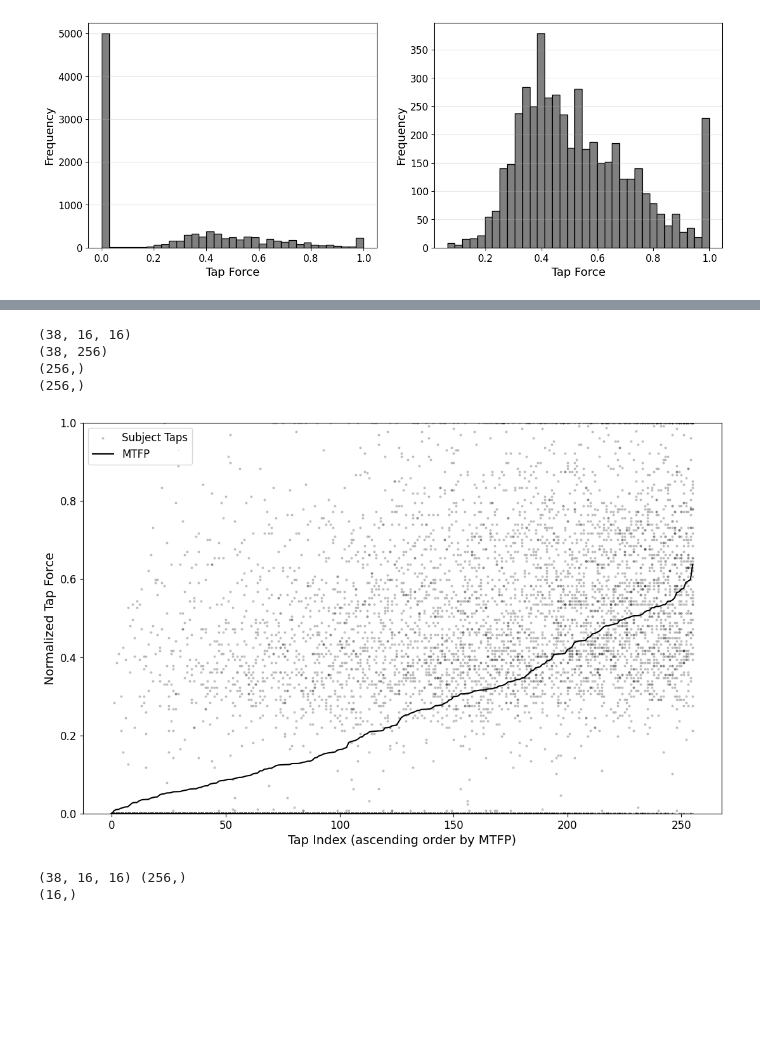
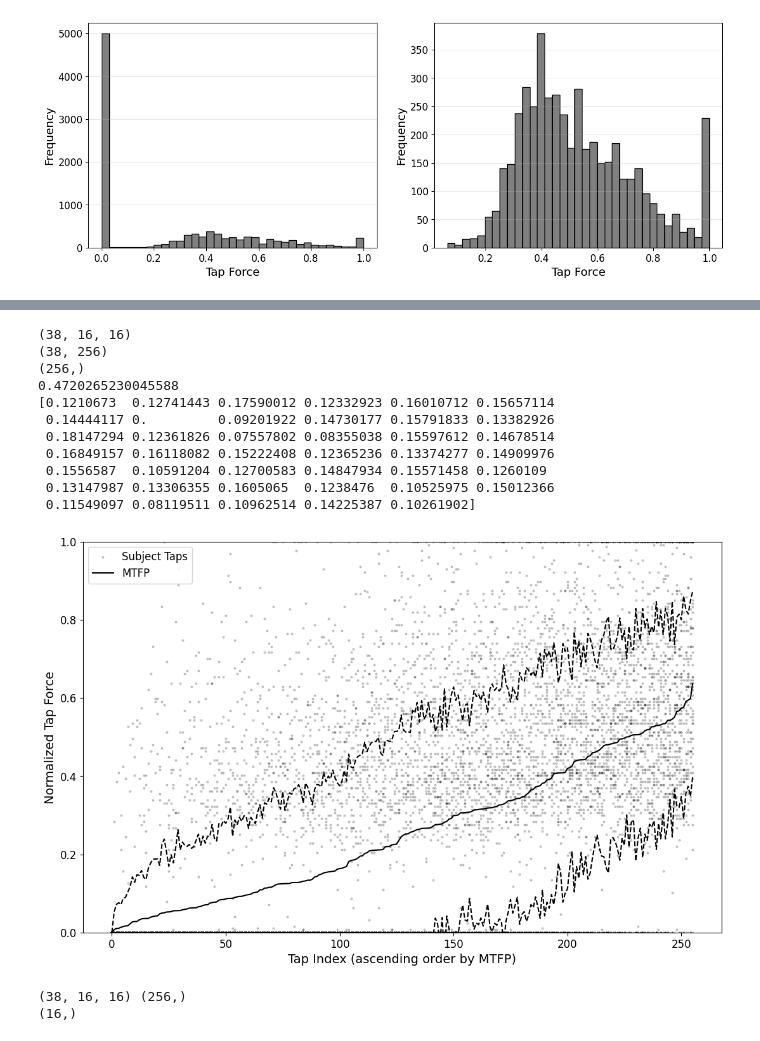
Before and after one commit to peter-clark/investigating-human-tapping-behavior-polyphonic-rhythms, a Jupyter notebook: 6-Tapping_Rhythmic_Contour_of_Polyphonic_Rhythms.ipynb, the cells around one changed output, grey strips where cells are left out. Drawn from its saved outputs; the diff is of its cells as text; code cells hidden in the pictures; blank space fills up the shorter version.

Commit message:
Algs need verificiation, graph comparisons and all stats values running smoothly.

```diff
--- a/6-Tapping_Rhythmic_Contour_of_Polyphonic_Rhythms.ipynb
+++ b/6-Tapping_Rhythmic_Contour_of_Polyphonic_Rhythms.ipynb
@@ -335,6 +334,7 @@ print(tap_data_controls.shape)
 (43, 18, 16)
 (43, 4, 16)
 # %%
+## outlier selection and splitting ##
 fig, (ax1) = plt.subplots(figsize=(7,7))
 ax1.set_aspect('equal')
 
@@ -366,19 +366,29 @@ print(f"{sd_678:.4f} {sd_1355:.4f}")
 red=[]
 n_clean = 0
 _tap_data_clean=[]
+clean_subject_indicies=[]
+outliers=[]
 for i in range(n_subjects):
     ax1.text(precision_means[i][0]+0.005, precision_means[i][1], str(i+1), fontsize=8) # plot subj text
+    if precision_means[i][0] > sd_678 or precision_means[i,1] > sd_1355:
+        outliers.append(i)
     if precision_means[i,0] > sd_678: # precision check 678
         red.append(precision_means[i])
 
-    elif precision_means[i,1] > sd_1355: # precision check 1355
+    elif precision_means[i][1] > sd_1355: # precision check 1355
         red.append(precision_means[i])
     else:
         _tap_data_clean.append(tap_data_subjects[i][:16]) # else add to
         n_clean+=1
-tap_data_clean=np.array(_tap_data_clean,dtype=float)
+        clean_subject_indicies.append(i)
+
+_tap_data_clean=np.array(_tap_data_clean,dtype=float)
+#for j in range(n_clean): # norm per person
+#    _tap_data_clean[j]=(_tap_data_clean[j]-np.min(_tap_data_clean[j])) / (np.max(_tap_data_clean[j])-np.min(_tap_data_clean[j]+0.1e6))
+tap_data_clean = _tap_data_clean.copy()
 
 red=np.array(red, dtype=float)
+clean_subject_indicies=np.array(clean_subject_indicies,dtype=int)
 
 #mean
 p1=(np.mean(np.abs(precision_means[:,0])),0)
@@ -502,7 +517,7 @@ plt.show()
 ## Graph all taps on steps ordered by MTFP / Normalize taps for analysis ##
 print(tap_data_clean.shape)
 _tap_data_clean=tap_data_clean.copy()
-tap_data_clean=((_tap_data_clean-np.min(_tap_data_clean)) / (np.max(_tap_data_clean)-np.min(_tap_data_clean)))
+#tap_data_clean=((_tap_data_clean-np.min(_tap_data_clean)) / (np.max(_tap_data_clean)-np.min(_tap_data_clean)))
 mtfp = ([0.0 for y in range(256)]) #mean tapped force profile
 clean=[]
 for n in range(len(tap_data_clean)):
@@ -512,43 +527,55 @@ print(_clean.shape)
 mtfp=np.mean(_clean, axis=0)
 print(mtfp.shape)
 
+sd=[]
 fig,(ax) = plt.subplots(figsize=(13,8))
 sort = np.argsort(mtfp)[::1]
 clean=[]
 for m in range(n_clean):
     line=_clean[m]
     clean.append(line[sort])
 clean=np.array(clean,dtype=float)
 error=[]
 mtfp_sorted = mtfp[sort]
 for n in range(len(mtfp)):
     res = clean[:,n]
     hold=np.full(res.shape[0],mtfp_sorted[n])
     error.append(np.abs(hold-res))
     idx = np.full(n_clean,n)
+    sd.append(np.std(res))
     p = ax.scatter(idx,res, marker='.', alpha=0.18, color='black')
     p.set_sizes([15])
 
-error = np.array(error, dtype=float)
-error = np.mean(error, axis=1)
-print(error.shape)
+sd = np.array(sd, dtype=float)
+error = np.std(error, axis=1)
+print(mtfp[sort][215])
+print(error[sort][215:])
 #line2, = ax.plot(mtfp[sort]+error, color='grey', linestyle="--", label="+error")
 #line1, = ax.plot(mtfp[sort]-error, color='grey', linestyle="--", label="-error")
 line, = ax.plot(mtfp[sort], color='black', label="MTFP")
+line1, = ax.plot(mtfp[sort]+sd, color='black', linestyle="--",label="")
+line2, = ax.plot(mtfp[sort]-sd, color='black', linestyle="--",label="")
 
 ax.tick_params(labelsize=12)
 ax.set_ylim([0,1.0])
 ax.set_xlabel("Tap Index (ascending order by MTFP)", fontsize=14)
 ax.set_ylabel("Normalized Tap Force", fontsize=14)
 ax.legend([p,line], ["Subject Taps","MTFP"], loc="upper left", ncols=1, fontsize="large")
 #ax.legend([p,line,line1], ["Subject Taps","MTFP","MTFP+Error/-Error"], loc="upper left", ncols=1, fontsize="large")
 plt.show()
 # %% [output]
 (38, 16, 16)
 (38, 256)
 (256,)
-(256,)
+0.4720265230045588
+[0.1210673  0.12741443 0.17590012 0.12332923 0.16010712 0.15657114
+ 0.14444117 0.         0.09201922 0.14730177 0.15791833 0.13382926
+ 0.18147294 0.12361826 0.07557802 0.08355038 0.15597612 0.14678514
+ 0.16849157 0.16118082 0.15222408 0.12365236 0.13374277 0.14909976
+ 0.1556587  0.10591204 0.12700583 0.14847934 0.15571458 0.1260109
+ 0.13147987 0.13306355 0.1605065  0.1238476  0.10525975 0.15012366
+ 0.11549097 0.08119511 0.10962514 0.14225387 0.10261902]
-[figure, old version]
+[figure, new version]
 # %%
 print(f"{tap_data_clean.shape} {mtfp.shape}")
 
```
Also changed, not shown: parts of 17 cells of this notebook, 3 other files.
